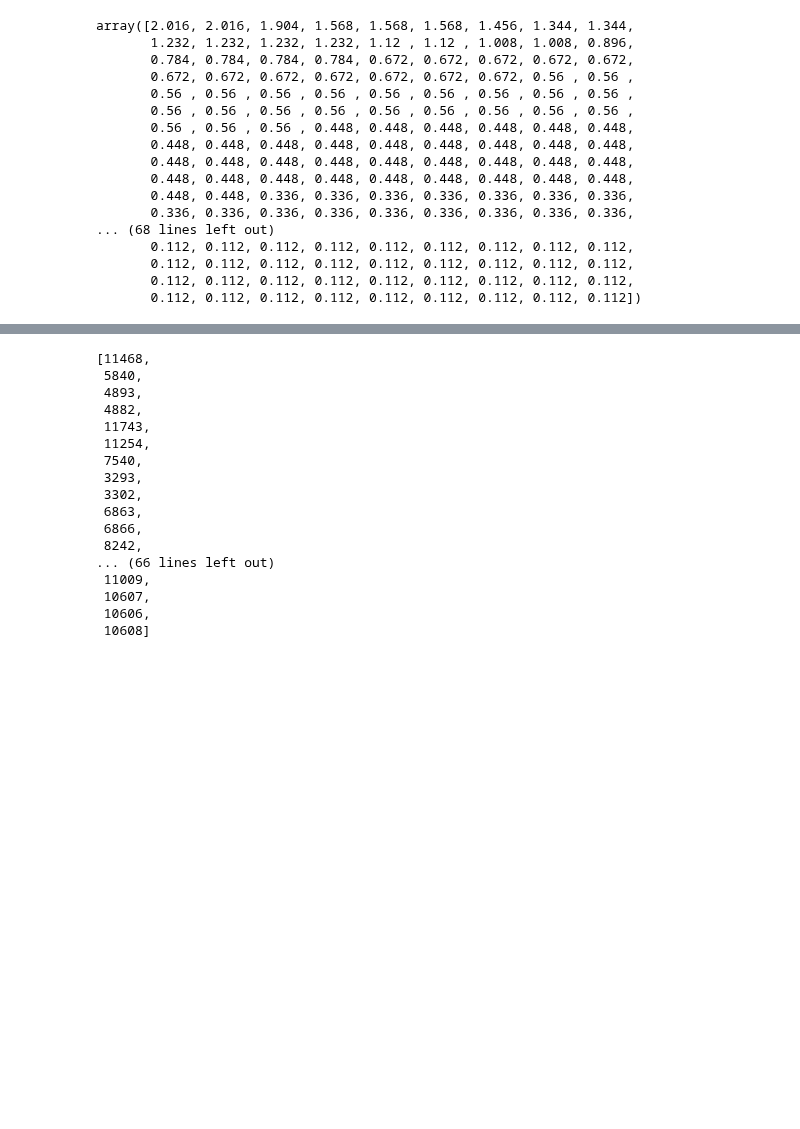
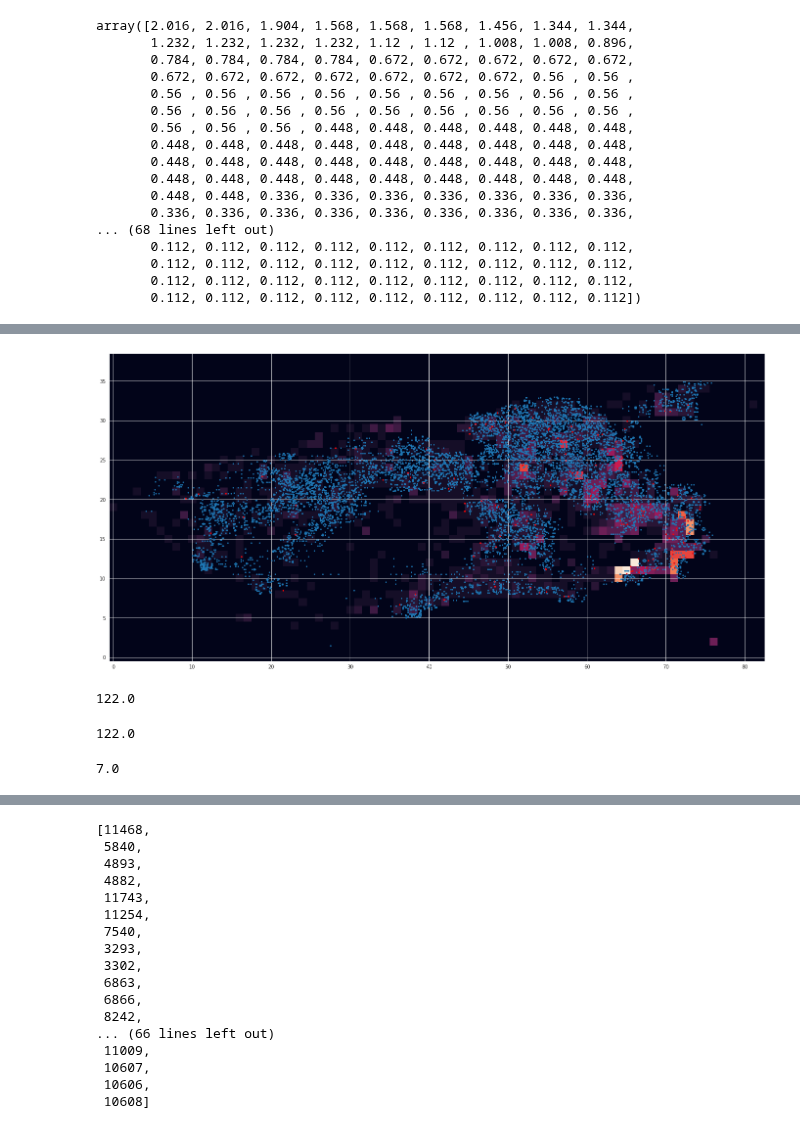
Before and after one commit to Modelagem-Covid-19-RJ/covid19, a Jupyter notebook: modelos/Factory/agent_based/Infectados/Estado_Infectados.ipynb, the cells around one changed output, grey strips where cells are left out. Drawn from its saved outputs; the diff is of its cells as text; code cells hidden in the pictures; blank space fills up the shorter version.

Commit message:
Distribuição dos infectados

```diff
--- a/modelos/Factory/agent_based/Infectados/Estado_Infectados.ipynb
+++ b/modelos/Factory/agent_based/Infectados/Estado_Infectados.ipynb
@@ -325,7 +319,7 @@ def distribuicao_inicial_infectados(tx_reducao, mtrx_infectados, mtrx_bairros, p
     mtrx_bairros = corrige_mtrx(mtrx_bairros)
 
     pos_indv_blocos = np.round(pop_posicoes)
-    mtrx_infectados_reduzida = reducao_infectados(tx_reducao, mtrx_infectados)
+    mtrx_infectados_reduzida = mtrx_infectados#reducao_infectados(tx_reducao, mtrx_infectados)
 
     infect = []
     rng = np.arange(len(pos_indv_blocos))
@@ -349,2 +392,2 @@ mtrx_infectados_reduzida = reducao_infectados(tx_reducao, mtrx_infectados)
 # %%
-infectados_0 = distribuicao_inicial_infectados(tx_reducao, infect, bairros, cenario_rio.pop_posicoes)
+infectados_0 = distribuicao_inicial_infectados(tx_reducao, 8*infect, bairros, cenario_rio.pop_posicoes)
@@ -386,0 +416,19 @@ infectados_0
+# %%
+new_infect = corrige_mtrx(infect)
+# %%
+x, y = cenario_rio.pop_posicoes.T
+plt.figure(figsize=(24,12))
+plt.scatter(x, y, s=4)
+# plt.scatter(x[6110],y[61,10], color = 'red')
+# plt.imshow(mtrx_teste)
+for i in range(len(infectados_0)):
+    plt.scatter(cenario_rio.pop_posicoes[infectados_0[i]][0], cenario_rio.pop_posicoes[infectados_0[i]][1], s = 5, color = 'red')
+plt.imshow(new_infect)
+plt.gca().invert_yaxis()
+plt.show()
+# %% [output]
+[figure, added]
+# %%
+qt_infect
+# %% [output]
+122.0
@@ -386,0 +437,4 @@ infectados_0
+# %%
+qt_infect_rdz
+# %% [output]
+122.0
@@ -386,0 +443,4 @@ infectados_0
+# %%
+np.sum(mtrx)
+# %% [output]
+7.0
```
Also changed, not shown: parts of 24 cells of this notebook.
